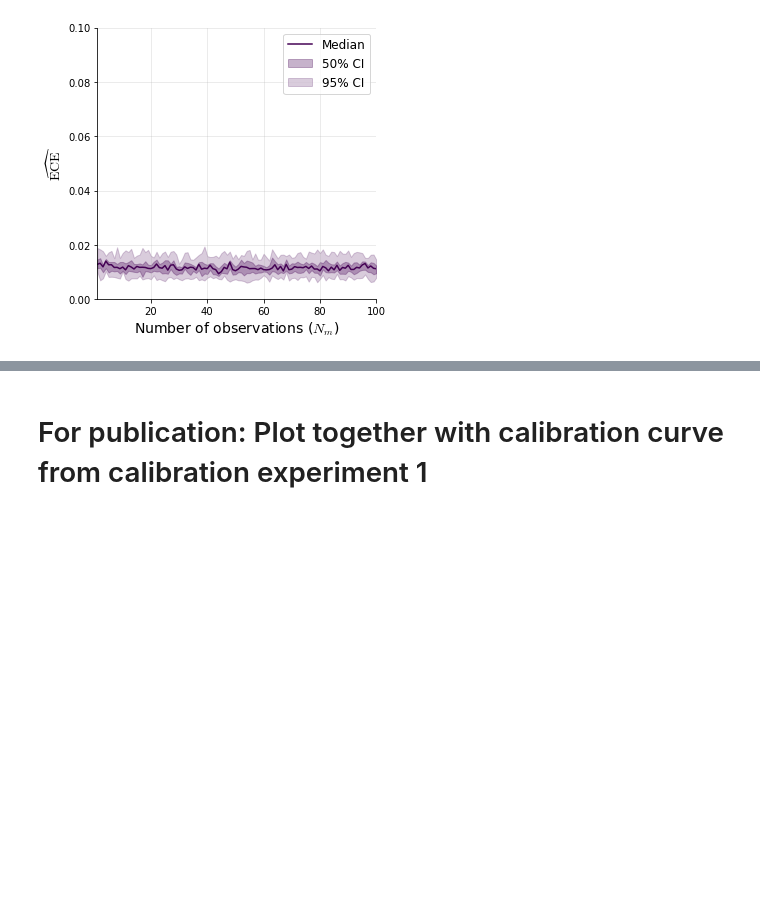
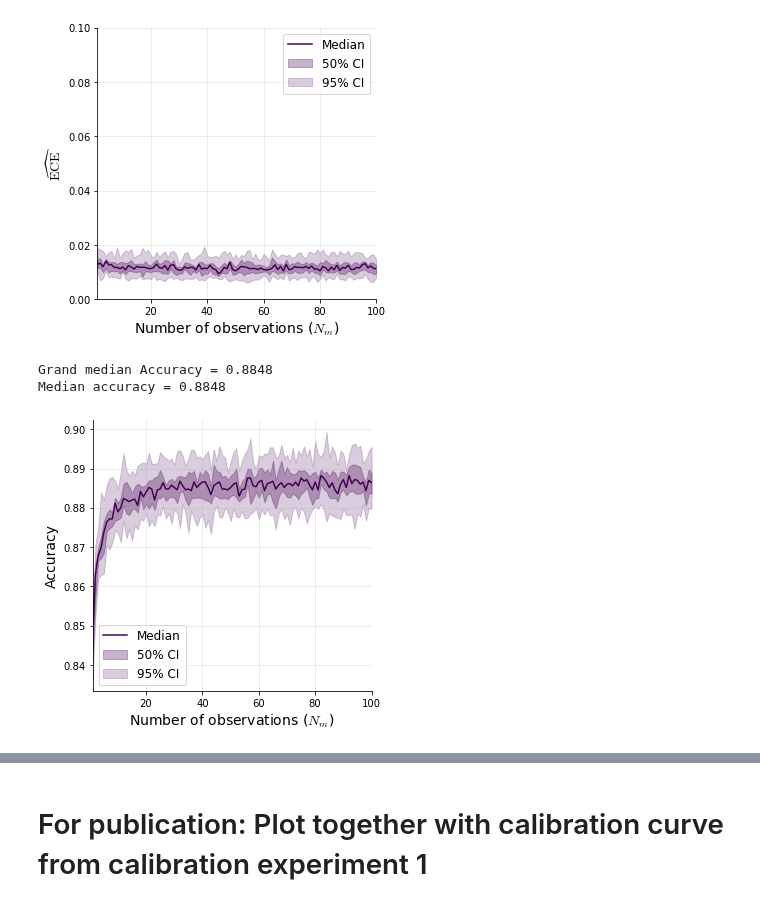
Before and after one commit to elseml/DeepHierarchicalModelComparison, a Jupyter notebook: notebooks/01_calibration_validation/02_calibration_variable_observations.ipynb, the cells around one changed output, grey strips where cells are left out. Drawn from its saved outputs; the diff is of its cells as text; code cells hidden in the pictures; blank space fills up the shorter version.

Commit message:
generalize plotting to various metrics (ECE, Accuracy, SBC)

```diff
--- a/notebooks/01_calibration_validation/02_calibration_variable_observations.ipynb
+++ b/notebooks/01_calibration_validation/02_calibration_variable_observations.ipynb
@@ -156,3 +156,10 @@ plot_eces_over_obs_repeated(m_true, m_soft, n_obs_min, n_obs_max, narrow_ci=[0.2
 Grand median ECE = 0.011592153501138094
 Median accuracy = 0.8848
 [figure]
+# %%
+plot_metric_over_obs_repeated(m_true, m_soft, n_obs_min, n_obs_max, narrow_ci=[0.25, 0.75],
+                            wide_ci=[0.025, 0.975], n_repetitions=n_repetitions, metric='Accuracy', print_accuracy=True, save=True)
+# %% [output]
+Grand median Accuracy = 0.8848
+Median accuracy = 0.8848
+[figure, added]
```
Also changed, not shown: parts of 3 cells of this notebook, 1 other file.
